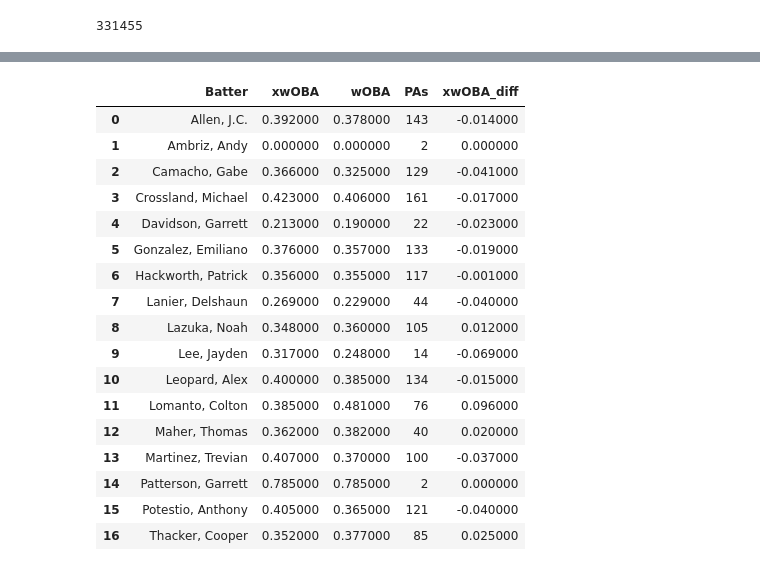
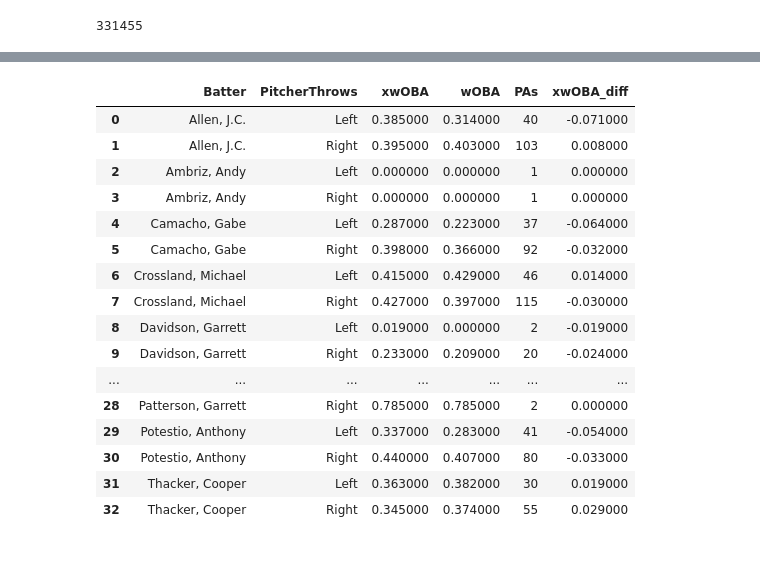
Before and after one commit to jackkalsched/UCSD_Baseball_25, a Jupyter notebook: Hitting/expected_metrics/expected_metrics.ipynb, the cells around one changed output, grey strips where cells are left out. Drawn from its saved outputs; the diff is of its cells as text; code cells hidden in the pictures.

```diff
--- a/Hitting/expected_metrics/expected_metrics.ipynb
+++ b/Hitting/expected_metrics/expected_metrics.ipynb
@@ -409,6 +416,6 @@ See the caveats in the documentation: https://pandas.pydata.org/pandas-docs/stab
 | 1275046 | Rodgers, Peyton | SAN_AZT | Right | Potestio, Anthony | CSD_TRI | Left | Slider | Curveball | ... |
 1429 rows × 37 columns
 # %%
-pitch_count = woba_ucsd.groupby('Batter').size().reset_index(name='PAs')
+pitch_count = woba_ucsd.groupby(['Batter', 'PitcherThrows']).size().reset_index(name='PAs')
 pitch_count.head()
 # %% [output]
@@ -427,7 +434,7 @@ def calculate_woba(group):
 
     return round(woba, 3)
 # %%
-woba_ucsd = woba_ucsd.groupby('Batter').apply(calculate_woba).reset_index(name = 'wOBA')
-woba_ucsd = woba_ucsd.merge(pitch_count, on = ['Batter'], how = 'left')
+woba_ucsd = woba_ucsd.groupby(['Batter', 'PitcherThrows']).apply(calculate_woba).reset_index(name = 'wOBA')
+woba_ucsd = woba_ucsd.merge(pitch_count, on = ['Batter', 'PitcherThrows'], how = 'left')
 woba_ucsd.sort_values(by = ['wOBA', 'PAs'], ascending = False)
 # %% [output]
@@ -639,26 +646,25 @@ def calculate_xwoba(group):
 
     return round(xwoba, 3)
 # %%
-xwoba_ucsd = xwobacon[xwobacon['BatterTeam'] == 'CSD_TRI'].groupby('Batter').apply(calculate_xwoba).reset_index(name = 'xwOBA')
-xwoba_ucsd = xwoba_ucsd.merge(woba_ucsd, on = ['Batter'], how = 'left')
+xwoba_ucsd = xwobacon[xwobacon['BatterTeam'] == 'CSD_TRI'].groupby(['Batter', 'PitcherThrows']).apply(calculate_xwoba).reset_index(name = 'xwOBA')
+xwoba_ucsd = xwoba_ucsd.merge(woba_ucsd, on = ['Batter', 'PitcherThrows'], how = 'left')
 xwoba_ucsd['xwOBA_diff'] = xwoba_ucsd['wOBA'] - xwoba_ucsd['xwOBA']
 xwoba_ucsd
 # %% [output]
-|  | Batter | xwOBA | wOBA | PAs | xwOBA_diff |
-| 0 | Allen, J.C. | 0.392000 | 0.378000 | 143 | -0.014000 |
-| 1 | Ambriz, Andy | 0.000000 | 0.000000 | 2 | 0.000000 |
-| 2 | Camacho, Gabe | 0.366000 | 0.325000 | 129 | -0.041000 |
-| 3 | Crossland, Michael | 0.423000 | 0.406000 | 161 | -0.017000 |
-| 4 | Davidson, Garrett | 0.213000 | 0.190000 | 22 | -0.023000 |
-| 5 | Gonzalez, Emiliano | 0.376000 | 0.357000 | 133 | -0.019000 |
-| 6 | Hackworth, Patrick | 0.356000 | 0.355000 | 117 | -0.001000 |
-| 7 | Lanier, Delshaun | 0.269000 | 0.229000 | 44 | -0.040000 |
-| 8 | Lazuka, Noah | 0.348000 | 0.360000 | 105 | 0.012000 |
-| 9 | Lee, Jayden | 0.317000 | 0.248000 | 14 | -0.069000 |
-| 10 | Leopard, Alex | 0.400000 | 0.385000 | 134 | -0.015000 |
-| 11 | Lomanto, Colton | 0.385000 | 0.481000 | 76 | 0.096000 |
-| 12 | Maher, Thomas | 0.362000 | 0.382000 | 40 | 0.020000 |
-| 13 | Martinez, Trevian | 0.407000 | 0.370000 | 100 | -0.037000 |
-| 14 | Patterson, Garrett | 0.785000 | 0.785000 | 2 | 0.000000 |
-| 15 | Potestio, Anthony | 0.405000 | 0.365000 | 121 | -0.040000 |
-| 16 | Thacker, Cooper | 0.352000 | 0.377000 | 85 | 0.025000 |
+|  | Batter | PitcherThrows | xwOBA | wOBA | PAs | xwOBA_diff |
+| 0 | Allen, J.C. | Left | 0.385000 | 0.314000 | 40 | -0.071000 |
+| 1 | Allen, J.C. | Right | 0.395000 | 0.403000 | 103 | 0.008000 |
+| 2 | Ambriz, Andy | Left | 0.000000 | 0.000000 | 1 | 0.000000 |
+| 3 | Ambriz, Andy | Right | 0.000000 | 0.000000 | 1 | 0.000000 |
+| 4 | Camacho, Gabe | Left | 0.287000 | 0.223000 | 37 | -0.064000 |
+| 5 | Camacho, Gabe | Right | 0.398000 | 0.366000 | 92 | -0.032000 |
+| 6 | Crossland, Michael | Left | 0.415000 | 0.429000 | 46 | 0.014000 |
+| 7 | Crossland, Michael | Right | 0.427000 | 0.397000 | 115 | -0.030000 |
+| 8 | Davidson, Garrett | Left | 0.019000 | 0.000000 | 2 | -0.019000 |
+| 9 | Davidson, Garrett | Right | 0.233000 | 0.209000 | 20 | -0.024000 |
+| ... | ... | ... | ... | ... | ... | ... |
+| 28 | Patterson, Garrett | Right | 0.785000 | 0.785000 | 2 | 0.000000 |
+| 29 | Potestio, Anthony | Left | 0.337000 | 0.283000 | 41 | -0.054000 |
+| 30 | Potestio, Anthony | Right | 0.440000 | 0.407000 | 80 | -0.033000 |
+| 31 | Thacker, Cooper | Left | 0.363000 | 0.382000 | 30 | 0.019000 |
+| 32 | Thacker, Cooper | Right | 0.345000 | 0.374000 | 55 | 0.029000 |
```
Also changed, not shown: parts of 6 cells of this notebook.
